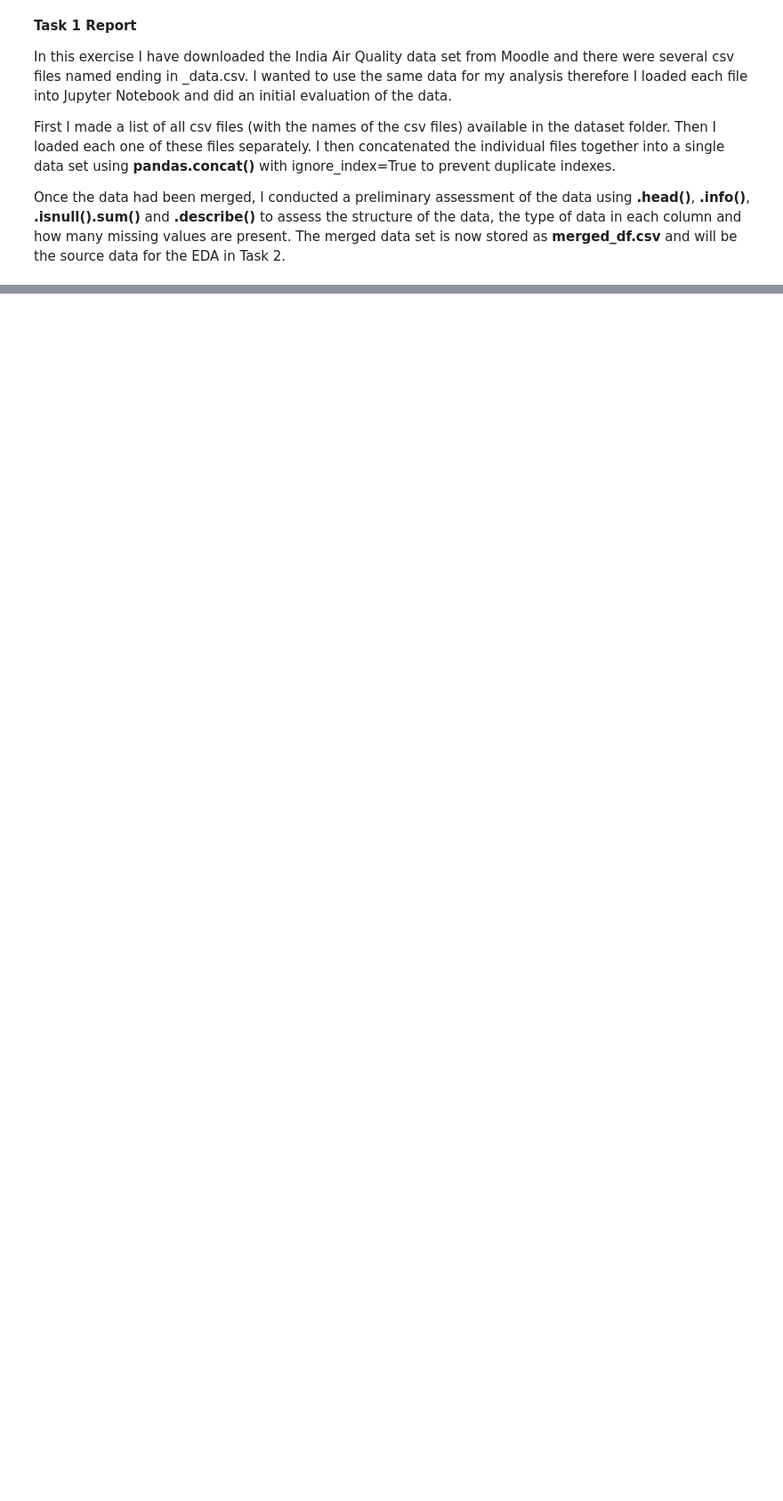
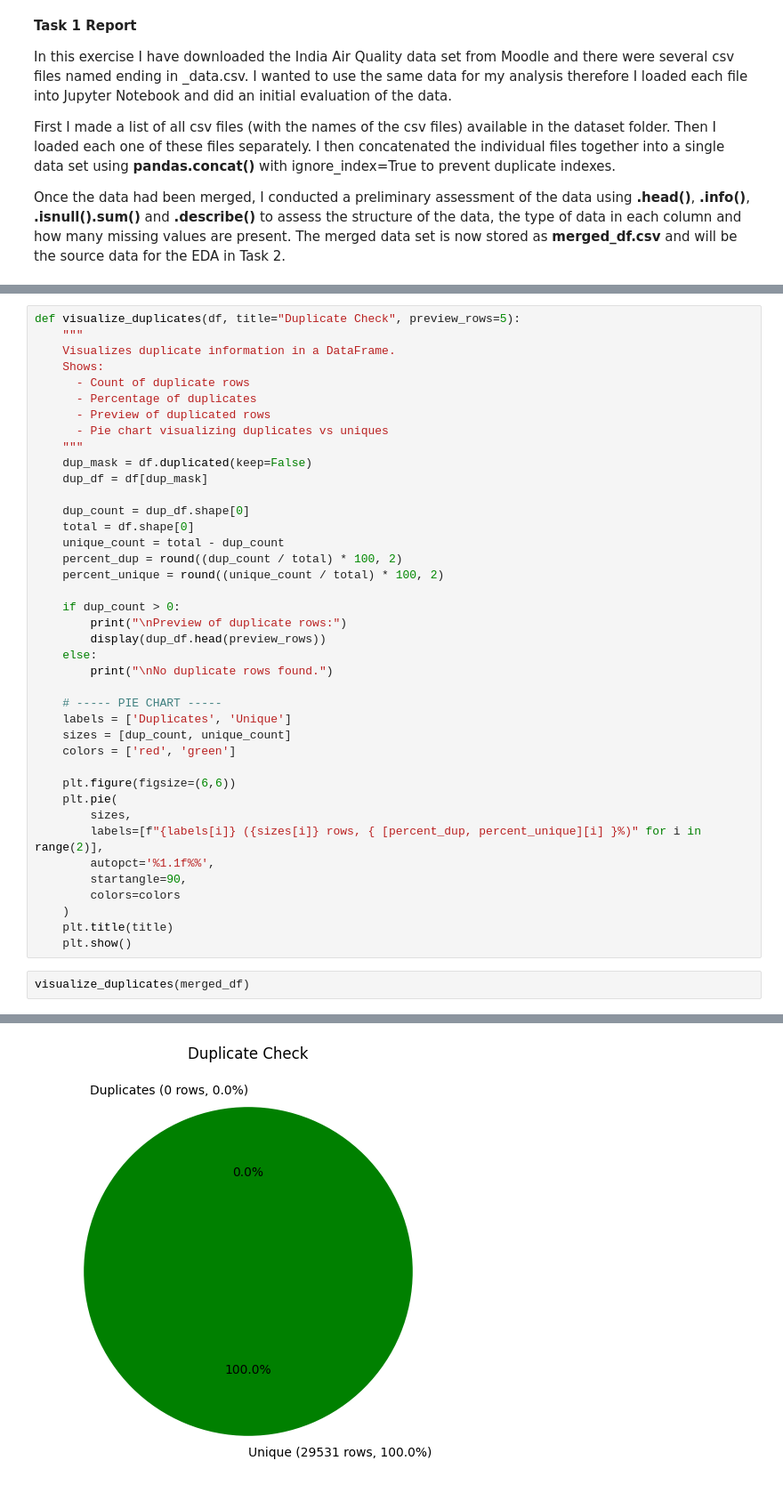
Before and after one commit to sagar4real/CMP7005-PRAC1, a Jupyter notebook: 01_data_handling.ipynb, the cells around one changed output, grey strips where cells are left out. Shown at 89% size. Saved outputs shown, nothing was run; the diff lists cells and outputs as text; blank space fills up the shorter version.

Commit message:
duplicate handling complete

```diff
--- a/01_data_handling.ipynb
+++ b/01_data_handling.ipynb
@@ -146,0 +291,43 @@ Once the data had been merged, I conducted a preliminary assessment of the data
+# %%
+def visualize_duplicates(df, title="Duplicate Check", preview_rows=5):
+    """
+    Visualizes duplicate information in a DataFrame.
+    Shows:
+      - Count of duplicate rows
+      - Percentage of duplicates
+      - Preview of duplicated rows
+      - Pie chart visualizing duplicates vs uniques
+    """
+    dup_mask = df.duplicated(keep=False)
+    dup_df = df[dup_mask]
+
+    dup_count = dup_df.shape[0]
+    total = df.shape[0]
+    unique_count = total - dup_count
+    percent_dup = round((dup_count / total) * 100, 2)
+    percent_unique = round((unique_count / total) * 100, 2)
+
+    if dup_count > 0:
+        print("\nPreview of duplicate rows:")
+        display(dup_df.head(preview_rows))
+    else:
+        print("\nNo duplicate rows found.")
+
+    # ----- PIE CHART -----
+    labels = ['Duplicates', 'Unique']
+    sizes = [dup_count, unique_count]
+    colors = ['red', 'green']
+
+    plt.figure(figsize=(6,6))
+    plt.pie(
+        sizes,
+        labels=[f"{labels[i]} ({sizes[i]} rows, { [percent_dup, percent_unique][i] }%)" for i in range(2)],
+        autopct='%1.1f%%',
+        startangle=90,
+        colors=colors
+    )
+    plt.title(title)
+    plt.show()
+# %%
+visualize_duplicates(merged_df)
+# %% [output]
@@ -146,0 +335 @@ Once the data had been merged, I conducted a preliminary assessment of the data
+[figure, added]
```
Also changed, not shown: parts of 18 cells of this notebook.
